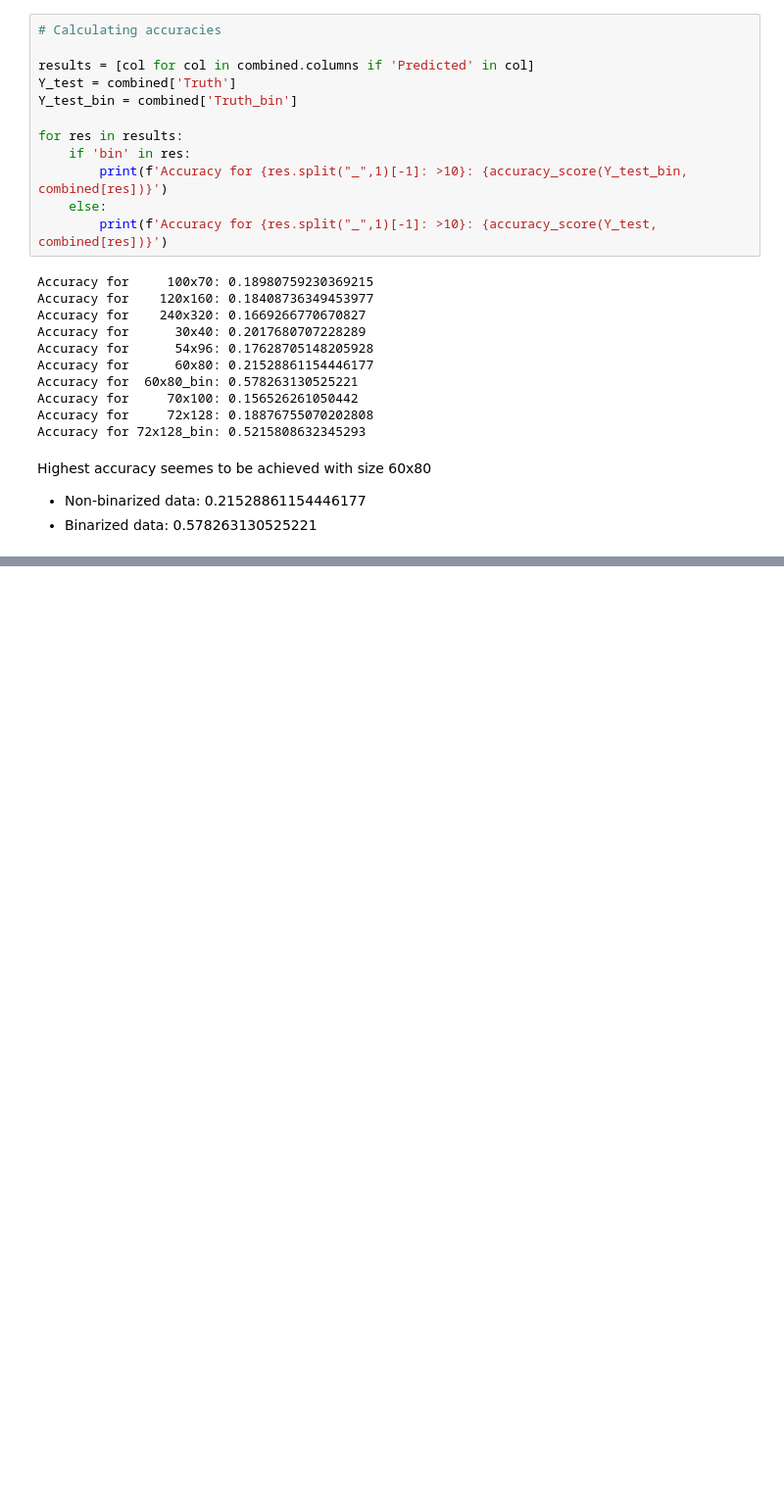
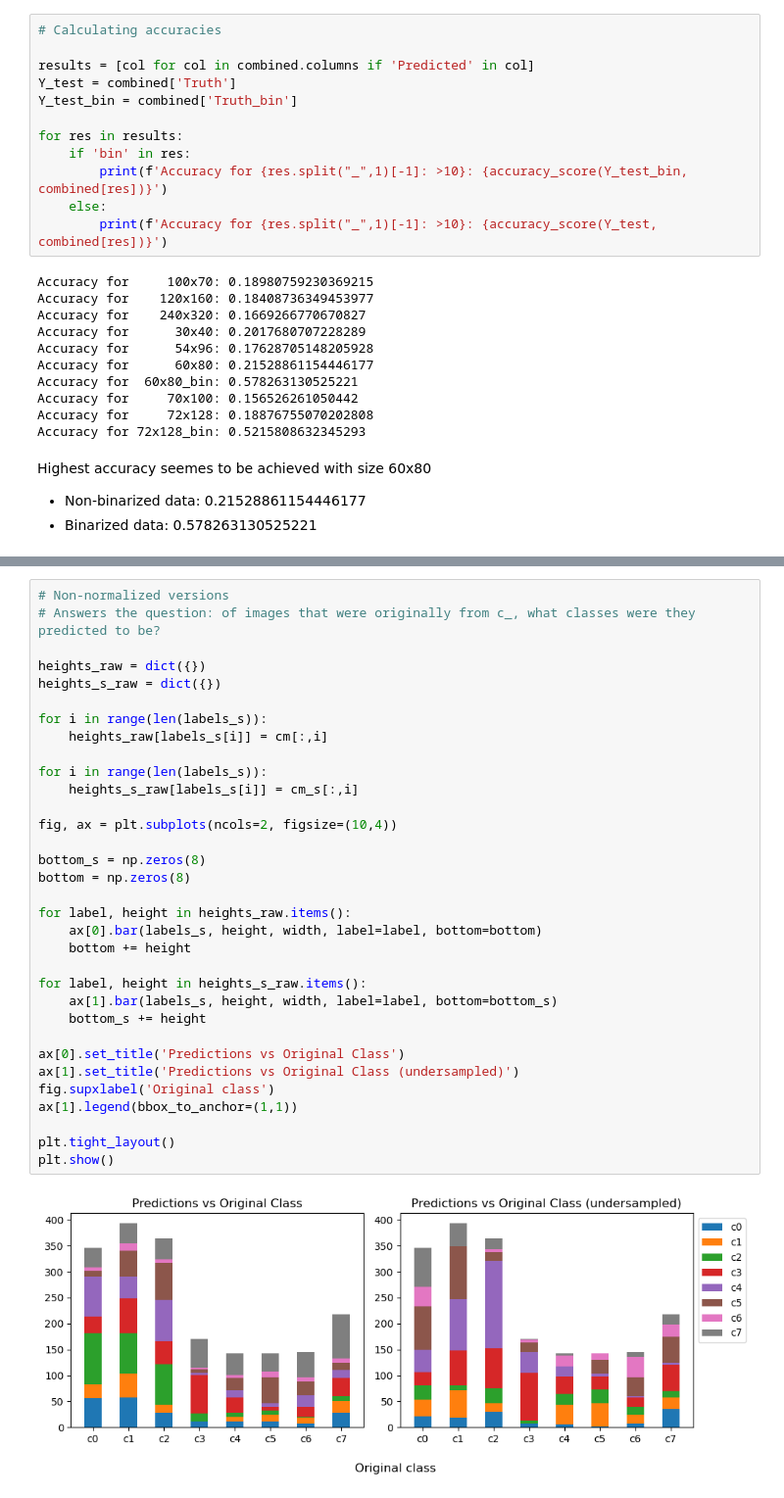
Before and after one commit to wamikamalik/CS3244-Group-8-Project-2, a Jupyter notebook: DT.ipynb, the cells around one changed output, grey strips where cells are left out. Shown at 98% size. Saved outputs shown, nothing was run; the diff lists cells and outputs as text; blank space fills up the shorter version.

```diff
--- a/DT.ipynb
+++ b/DT.ipynb
@@ -338,0 +547,35 @@ Highest accuracy seemes to be achieved with size 60x80
+# %%
+# Non-normalized versions
+# Answers the question: of images that were originally from c_, what classes were they predicted to be?
+
+heights_raw = dict({})
+heights_s_raw = dict({})
+
+for i in range(len(labels_s)):
+    heights_raw[labels_s[i]] = cm[:,i]
+
+for i in range(len(labels_s)):
+    heights_s_raw[labels_s[i]] = cm_s[:,i]
+
+fig, ax = plt.subplots(ncols=2, figsize=(10,4))
+
+bottom_s = np.zeros(8)
+bottom = np.zeros(8)
+
+for label, height in heights_raw.items():
+    ax[0].bar(labels_s, height, width, label=label, bottom=bottom)
+    bottom += height
+
+for label, height in heights_s_raw.items():
+    ax[1].bar(labels_s, height, width, label=label, bottom=bottom_s)
+    bottom_s += height
+
+ax[0].set_title('Predictions vs Original Class')
+ax[1].set_title('Predictions vs Original Class (undersampled)')
+fig.supxlabel('Original class')
+ax[1].legend(bbox_to_anchor=(1,1))
+
+plt.tight_layout()
+plt.show()
+# %% [output]
+[figure, added]
```
Also changed, not shown: parts of 18 cells of this notebook.
